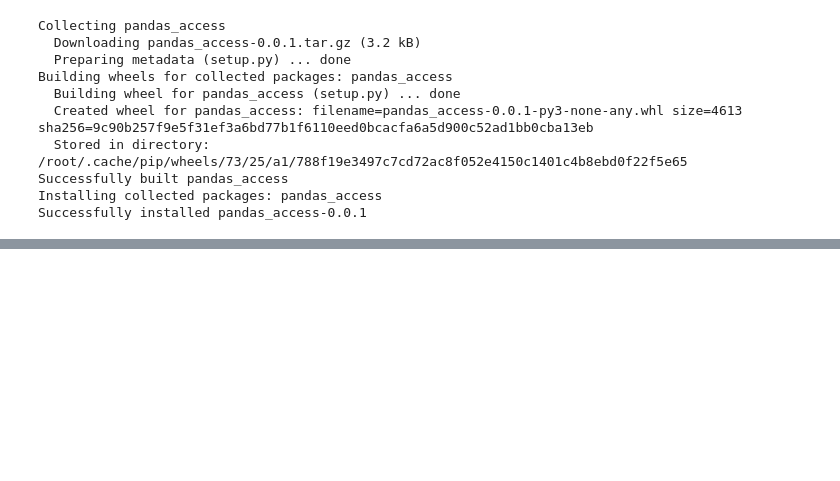
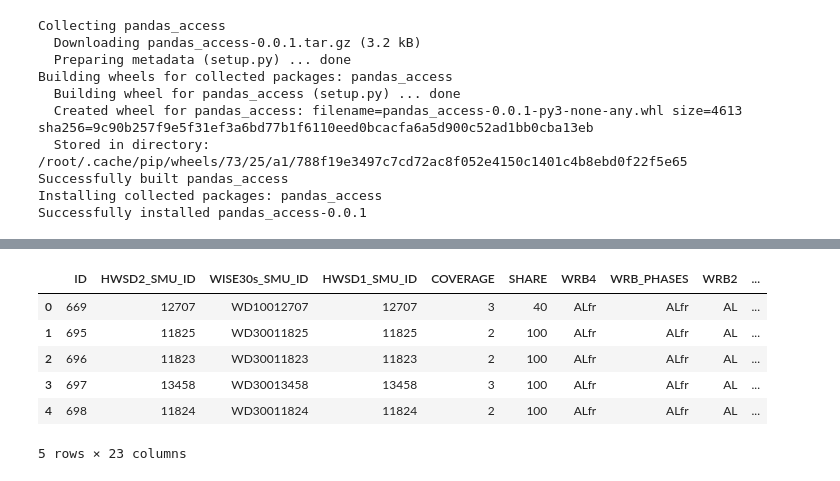
Before and after one commit to AbdelkarimElm/data-driven-wildfire-prediction-portugal, a Jupyter notebook: Processing/SoilProcessingCollab.ipynb, the cells around one changed output, grey strips where cells are left out. Cells and saved outputs as stored; diff of their text form; code cells hidden in the pictures; blank space fills up the shorter version.

```diff
--- a/Processing/SoilProcessingCollab.ipynb
+++ b/Processing/SoilProcessingCollab.ipynb
@@ -249,0 +253,31 @@ import pandas as pd
+# %%
+def charge_table_access(path, table_name):
+    print(f"Extraction de la table {table_name}...")
+    # On utilise mdb-export (installé via mdbtools) pour transformer le MDB en CSV texte
+    process = subprocess.Popen(['mdb-export', path, table_name],
+                               stdout=subprocess.PIPE, stderr=subprocess.PIPE)
+    stdout, stderr = process.communicate()
+
+    if process.returncode != 0:
+        print(f"❌ Erreur pour {table_name}: {stderr.decode()}")
+        return None
+
+    # On lit le CSV avec low_memory=False pour que Pandas accepte les colonnes mixtes (Entiers + NA)
+    return pd.read_csv(io.BytesIO(stdout), low_memory=False)
+
+# 3️⃣ Exécution
+try:
+    # Lecture de la table SMU
+    df_smu2 = charge_table_access(mdb_path, "HWSD2_SMU")
+
+    # Lecture de la table LAYERS (celle qui posait problème)
+    df_layer2 = charge_table_access(mdb_path, "HWSD2_LAYERS")
+
+    if df_smu2 is not None and df_layer2 is not None:
+        print(f"Succès ! Taille SMU : {df_smu2.shape}")
+        print(f"Succès ! Taille LAYERS : {df_layer2.shape}")
+    else:
+        print("Une ou plusieurs tables n'ont pas pu être chargées.")
+
+except Exception as e:
+    print(f"Erreur critique : {e}")
@@ -249,0 +289,3 @@ import pandas as pd
+# %%
+df_layer = df_layer2
+df_smu = df_smu2
@@ -249,0 +302,10 @@ import pandas as pd
+# %%
+df_smu.head()
+# %% [output]
+|  | ID | HWSD2_SMU_ID | WISE30s_SMU_ID | HWSD1_SMU_ID | COVERAGE | SHARE | WRB4 | WRB_PHASES | WRB2 | ... |
+| 0 | 669 | 12707 | WD10012707 | 12707 | 3 | 40 | ALfr | ALfr | AL | ... |
+| 1 | 695 | 11825 | WD30011825 | 11825 | 2 | 100 | ALfr | ALfr | AL | ... |
+| 2 | 696 | 11823 | WD30011823 | 11823 | 2 | 100 | ALfr | ALfr | AL | ... |
+| 3 | 697 | 13458 | WD30013458 | 13458 | 3 | 100 | ALfr | ALfr | AL | ... |
+| 4 | 698 | 11824 | WD30011824 | 11824 | 2 | 100 | ALfr | ALfr | AL | ... |
+5 rows × 23 columns
```
Also changed, not shown: parts of 5 cells of this notebook.
